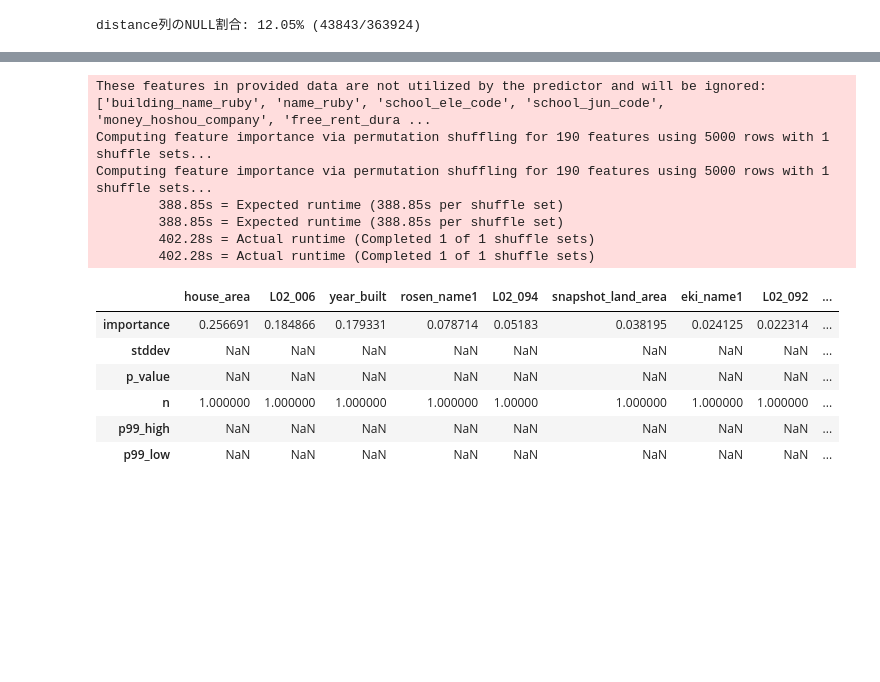
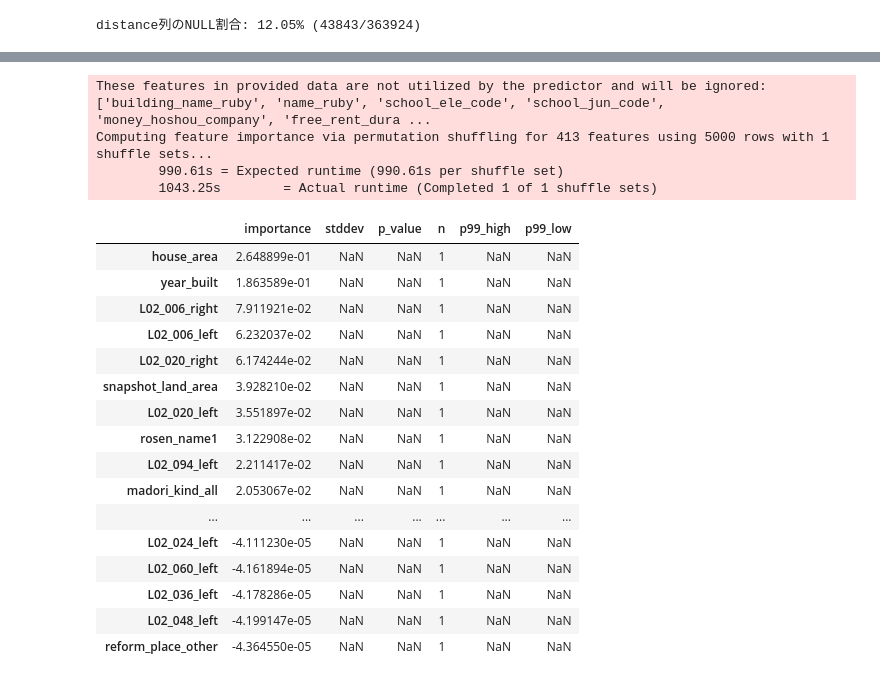
Before and after one commit to tomoya-kmt/signature, a Jupyter notebook: my_code/data_preprocess.ipynb, the cells around one changed output, grey strips where cells are left out. Saved outputs shown, nothing was run; the diff lists cells and outputs as text; code cells hidden in the pictures; blank space fills up the shorter version.

```diff
--- a/my_code/data_preprocess.ipynb
+++ b/my_code/data_preprocess.ipynb
@@ -70,3 +86,4 @@ land_price_cols=[
     ]
 # %%
 gdf_json = gpd.read_file(os.path.join('..', 'data', 'train', 'L02-23.geojson'))#[land_price_cols]
+gdf_json2 = gpd.read_file(os.path.join('..', 'data', 'train', 'L02-24.geojson'))#[land_price_cols]
@@ -76,6 +122,7 @@ test_df = pd.read_csv(os.path.join('..', 'data', 'test', 'test.csv'))
 # %%
 train_gdf=utils.convert_to_geodataframe(train_df)
 train_gdf=utils.nearest_merge(train_gdf,gdf_json,threshold=1500)
+train_gdf=utils.nearest_merge(train_gdf,gdf_json2,threshold=1500)
 #display(train_gdf.head())
 # %%
 test_df = pd.read_csv(os.path.join('..', 'data', 'test', 'test.csv'))
@@ -94,7 +141,7 @@ distance列のNULL割合: 12.05% (43843/363924)
 # GeoDataFrameをDataFrameに変換(geometry列を削除)
 train_gdf["land_price_x"]=train_gdf.geometry.x
 train_gdf["land_price_y"]=train_gdf.geometry.y
-train_df = pd.DataFrame(train_gdf.drop(columns=['geometry','geometry_b']))
+train_df = pd.DataFrame(train_gdf.drop(columns=[col for col in train_gdf.columns if 'geometry' in col]))
 # %%
 train, test = train_test_split(train_df, test_size=0.2, random_state=42)
 train_data: pd.DataFrame = TabularDataset(train)
@@ -108,6 +155,6 @@ predictor=model.fit(
     train_data=train_data,
     test_data=test_data,
     presets='medium_quality',
-    time_limit=360,
+    time_limit=720,
 )
 # %% [output]
@@ -180,19 +222,26 @@ train_data.head()
 importance_df = predictor.feature_importance(test,num_shuffle_sets=1)
 # %% [output]
 These features in provided data are not utilized by the predictor and will be ignored: ['building_name_ruby', 'name_ruby', 'school_ele_code', 'school_jun_code', 'money_hoshou_company', 'free_rent_dura ...
-Computing feature importance via permutation shuffling for 190 features using 5000 rows with 1 shuffle sets...
-Computing feature importance via permutation shuffling for 190 features using 5000 rows with 1 shuffle sets...
-        388.85s = Expected runtime (388.85s per shuffle set)
-        388.85s = Expected runtime (388.85s per shuffle set)
-        402.28s = Actual runtime (Completed 1 of 1 shuffle sets)
-        402.28s = Actual runtime (Completed 1 of 1 shuffle sets)
+Computing feature importance via permutation shuffling for 413 features using 5000 rows with 1 shuffle sets...
+        990.61s = Expected runtime (990.61s per shuffle set)
+        1043.25s        = Actual runtime (Completed 1 of 1 shuffle sets)
 # %%
-display(importance_df.T)
+display(importance_df)
 # %% [output]
-|  | house_area | L02_006 | year_built | rosen_name1 | L02_094 | snapshot_land_area | eki_name1 | L02_092 | ... |
-| importance | 0.256691 | 0.184866 | 0.179331 | 0.078714 | 0.05183 | 0.038195 | 0.024125 | 0.022314 | ... |
-| stddev | NaN | NaN | NaN | NaN | NaN | NaN | NaN | NaN | ... |
-| p_value | NaN | NaN | NaN | NaN | NaN | NaN | NaN | NaN | ... |
-| n | 1.000000 | 1.000000 | 1.000000 | 1.000000 | 1.00000 | 1.000000 | 1.000000 | 1.000000 | ... |
-| p99_high | NaN | NaN | NaN | NaN | NaN | NaN | NaN | NaN | ... |
-| p99_low | NaN | NaN | NaN | NaN | NaN | NaN | NaN | NaN | ... |
+|  | importance | stddev | p_value | n | p99_high | p99_low |
+| house_area | 2.648899e-01 | NaN | NaN | 1 | NaN | NaN |
+| year_built | 1.863589e-01 | NaN | NaN | 1 | NaN | NaN |
+| L02_006_right | 7.911921e-02 | NaN | NaN | 1 | NaN | NaN |
+| L02_006_left | 6.232037e-02 | NaN | NaN | 1 | NaN | NaN |
+| L02_020_right | 6.174244e-02 | NaN | NaN | 1 | NaN | NaN |
+| snapshot_land_area | 3.928210e-02 | NaN | NaN | 1 | NaN | NaN |
+| L02_020_left | 3.551897e-02 | NaN | NaN | 1 | NaN | NaN |
+| rosen_name1 | 3.122908e-02 | NaN | NaN | 1 | NaN | NaN |
+| L02_094_left | 2.211417e-02 | NaN | NaN | 1 | NaN | NaN |
+| madori_kind_all | 2.053067e-02 | NaN | NaN | 1 | NaN | NaN |
+| ... | ... | ... | ... | ... | ... | ... |
+| L02_024_left | -4.111230e-05 | NaN | NaN | 1 | NaN | NaN |
+| L02_060_left | -4.161894e-05 | NaN | NaN | 1 | NaN | NaN |
+| L02_036_left | -4.178286e-05 | NaN | NaN | 1 | NaN | NaN |
+| L02_048_left | -4.199147e-05 | NaN | NaN | 1 | NaN | NaN |
+| reform_place_other | -4.364550e-05 | NaN | NaN | 1 | NaN | NaN |
```
Also changed, not shown: parts of 8 cells of this notebook, 4 other files.
